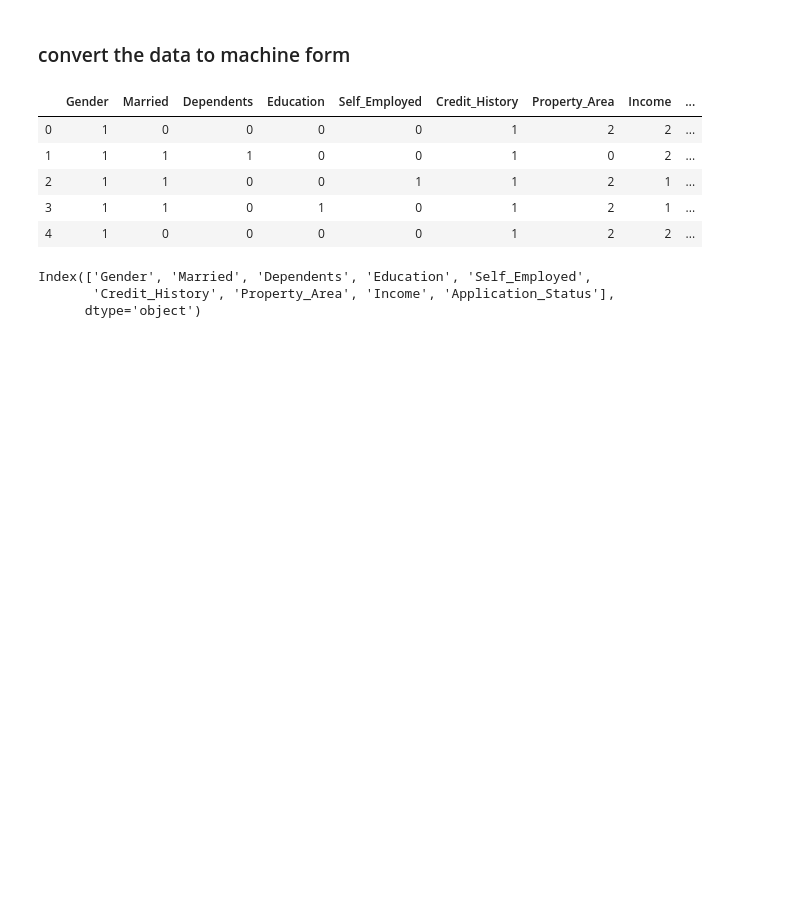
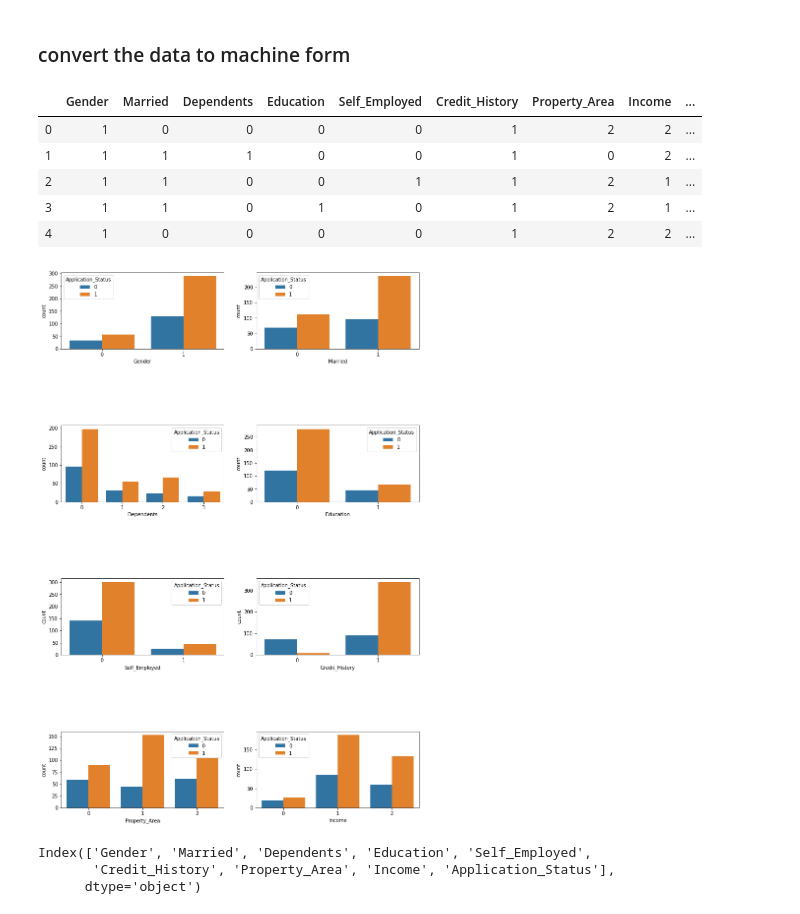
Before and after one commit to mmaithani/Loan-Approvel-ML-model-with-insights, a Jupyter notebook: Loan application -approval insights .ipynb, the cells around one changed output. Saved outputs shown, nothing was run; the diff lists cells and outputs as text; code cells hidden in the pictures; blank space fills up the shorter version.

Commit message:
updated notebook plots

```diff
--- a/Loan application -approval insights .ipynb
+++ b/Loan application -approval insights .ipynb
@@ -236,6 +236,15 @@ data.head()
 | 2 | 1 | 1 | 0 | 0 | 1 | 1 | 2 | 1 | ... |
 | 3 | 1 | 1 | 0 | 1 | 0 | 1 | 2 | 1 | ... |
 | 4 | 1 | 0 | 0 | 0 | 0 | 1 | 2 | 2 | ... |
+# %%
+
+fig,axes = plt.subplots(4,2,figsize=(13,20))
+for id,i in enumerate(data[['Gender', 'Married', 'Dependents', 'Education', 'Self_Employed','Credit_History','Property_Area', 'Income']]):
+    row,col = id//2,id%2
+    sb.countplot(x=i,data=data,hue='Application_Status',ax=axes[row,col])
+plt.subplots_adjust(hspace=1)
+# %% [output]
+[figure, added]
 # %%
 data.columns
 # %% [output]
```
